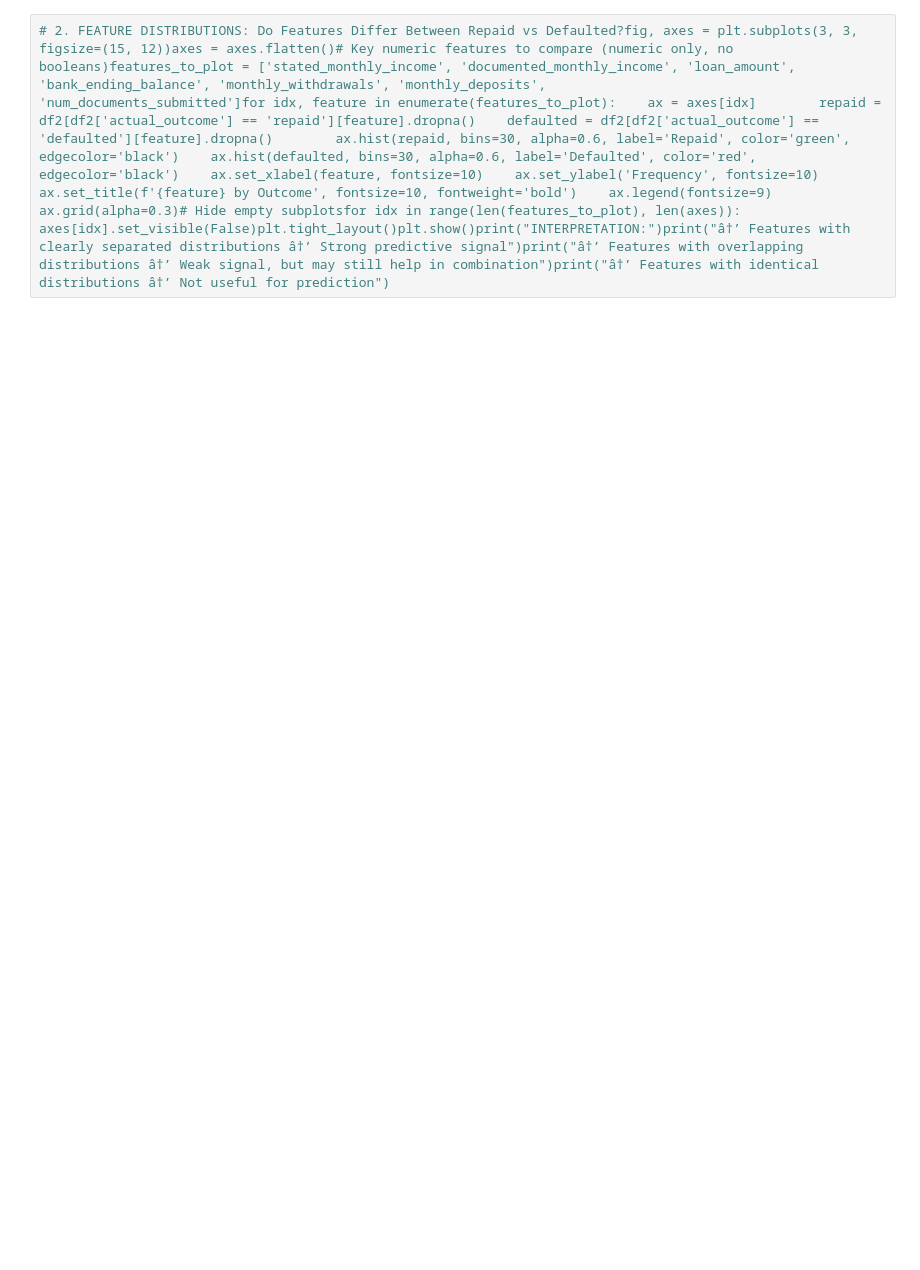
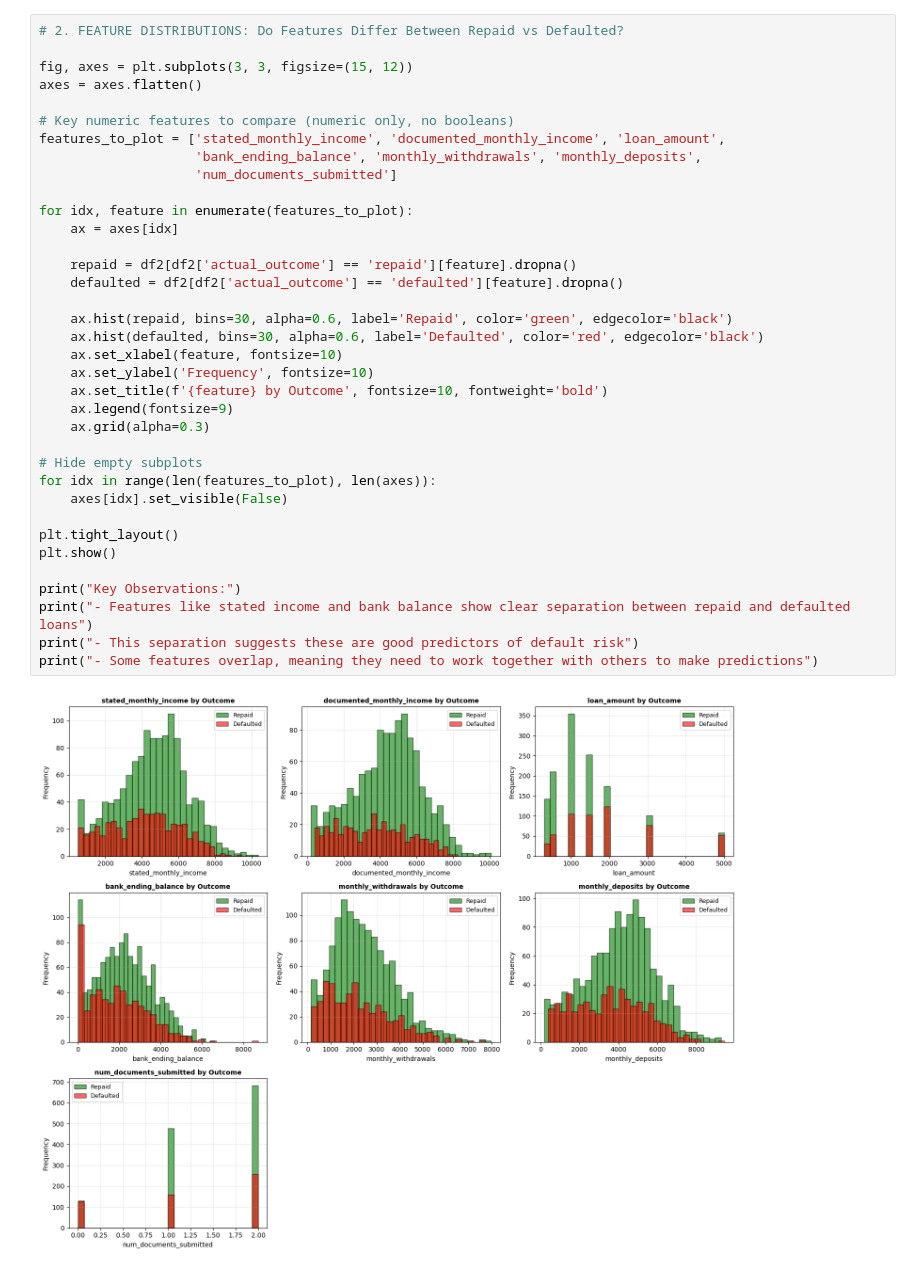
Before and after one commit to GuoGuoLinLinRanger/LoanPredictionModel, a Jupyter notebook: realpres.ipynb, the cells around one changed output. Cells and saved outputs as stored; diff of their text form; blank space fills up the shorter version.

```diff
--- a/realpres.ipynb
+++ b/realpres.ipynb
@@ -9,2 +63,38 @@ import pandas as pdimport numpy as npimport matplotlib.pyplot as pltimport seabo
 # %%
-# 2. FEATURE DISTRIBUTIONS: Do Features Differ Between Repaid vs Defaulted?fig, axes = plt.subplots(3, 3, figsize=(15, 12))axes = axes.flatten()# Key numeric features to compare (numeric only, no booleans)features_to_plot = ['stated_monthly_income', 'documented_monthly_income', 'loan_amount',                    'bank_ending_balance', 'monthly_withdrawals', 'monthly_deposits',                    'num_documents_submitted']for idx, feature in enumerate(features_to_plot):    ax = axes[idx]        repaid = df2[df2['actual_outcome'] == 'repaid'][feature].dropna()    defaulted = df2[df2['actual_outcome'] == 'defaulted'][feature].dropna()        ax.hist(repaid, bins=30, alpha=0.6, label='Repaid', color='green', edgecolor='black')    ax.hist(defaulted, bins=30, alpha=0.6, label='Defaulted', color='red', edgecolor='black')    ax.set_xlabel(feature, fontsize=10)    ax.set_ylabel('Frequency', fontsize=10)    ax.set_title(f'{feature} by Outcome', fontsize=10, fontweight='bold')    ax.legend(fontsize=9)    ax.grid(alpha=0.3)# Hide empty subplotsfor idx in range(len(features_to_plot), len(axes)):    axes[idx].set_visible(False)plt.tight_layout()plt.show()print("INTERPRETATION:")print("â†’ Features with clearly separated distributions â†’ Strong predictive signal")print("â†’ Features with overlapping distributions â†’ Weak signal, but may still help in combination")print("â†’ Features with identical distributions â†’ Not useful for prediction")
+# 2. FEATURE DISTRIBUTIONS: Do Features Differ Between Repaid vs Defaulted?
+
+fig, axes = plt.subplots(3, 3, figsize=(15, 12))
+axes = axes.flatten()
+
+# Key numeric features to compare (numeric only, no booleans)
+features_to_plot = ['stated_monthly_income', 'documented_monthly_income', 'loan_amount',
+                    'bank_ending_balance', 'monthly_withdrawals', 'monthly_deposits',
+                    'num_documents_submitted']
+
+for idx, feature in enumerate(features_to_plot):
+    ax = axes[idx]
+
+    repaid = df2[df2['actual_outcome'] == 'repaid'][feature].dropna()
+    defaulted = df2[df2['actual_outcome'] == 'defaulted'][feature].dropna()
+
+    ax.hist(repaid, bins=30, alpha=0.6, label='Repaid', color='green', edgecolor='black')
+    ax.hist(defaulted, bins=30, alpha=0.6, label='Defaulted', color='red', edgecolor='black')
+    ax.set_xlabel(feature, fontsize=10)
+    ax.set_ylabel('Frequency', fontsize=10)
+    ax.set_title(f'{feature} by Outcome', fontsize=10, fontweight='bold')
+    ax.legend(fontsize=9)
+    ax.grid(alpha=0.3)
+
+# Hide empty subplots
+for idx in range(len(features_to_plot), len(axes)):
+    axes[idx].set_visible(False)
+
+plt.tight_layout()
+plt.show()
+
+print("Key Observations:")
+print("- Features like stated income and bank balance show clear separation between repaid and defaulted loans")
+print("- This separation suggests these are good predictors of default risk")
+print("- Some features overlap, meaning they need to work together with others to make predictions")
+# %% [output]
+[figure, added]
```
Also changed, not shown: parts of 14 cells of this notebook.
